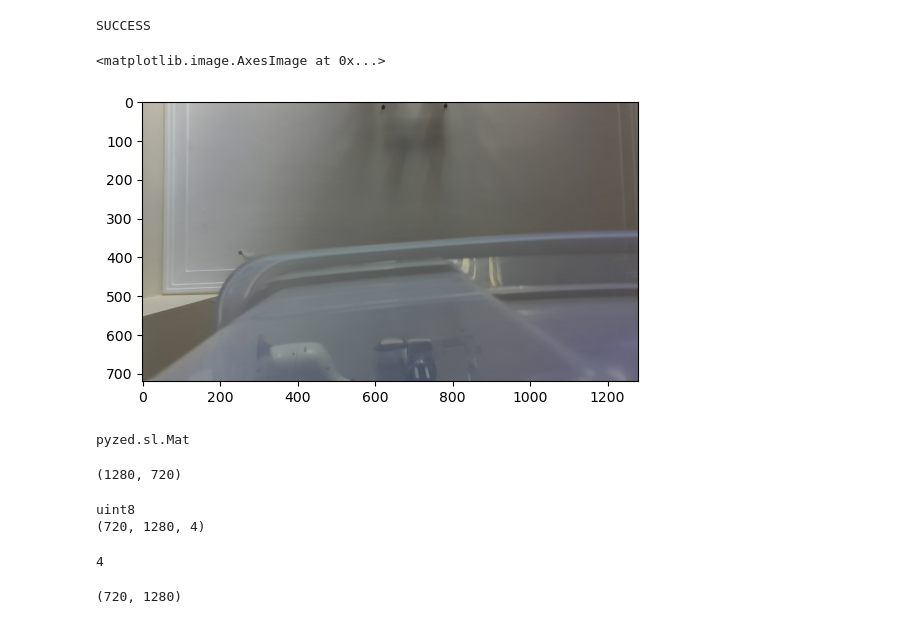
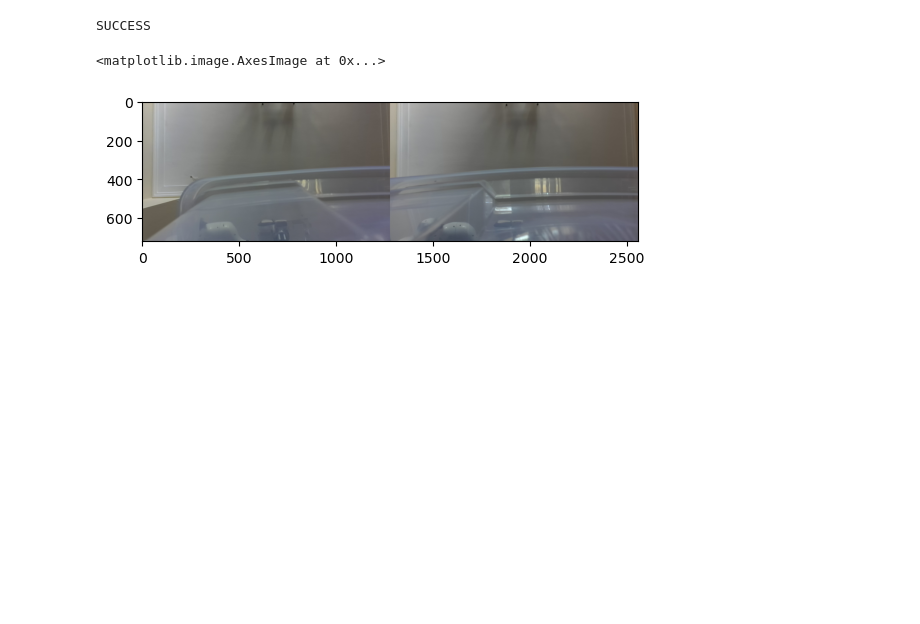
Before and after one commit to vertix/positronic-open, a Jupyter notebook: notebooks/video.ipynb, the cells around one changed output. Drawn from its saved outputs; the diff is of its cells as text; code cells hidden in the pictures; blank space fills up the shorter version.

```diff
--- a/notebooks/video.ipynb
+++ b/notebooks/video.ipynb
@@ -31,31 +30,9 @@ zed.grab()
 SUCCESS
 # %%
 image = sl.Mat()
-zed.retrieve_image(image, sl.VIEW.LEFT)
+zed.retrieve_image(image, sl.VIEW.SIDE_BY_SIDE)
 plt.imshow(cv2.cvtColor(image.numpy()[:, :, :3], cv2.COLOR_BGR2RGB))
 # plt.imshow(cv2.cvtColor(image.get_data()[:, :, :3], cv2.COLOR_BGR2RGB))
 # %% [output]
 <matplotlib.image.AxesImage at 0x...>
-[figure, old version]
+[figure, new version]
-# %%
-type(image)
-# %% [output]
-pyzed.sl.Mat
-# %%
-image.get_width(), image.get_height()
-# %% [output]
-(1280, 720)
-# %%
-print(image.get_data().dtype)
-print(image.get_data().shape)
-# %% [output]
-uint8
-(720, 1280, 4)
-# %%
-image.get_channels()
-# %% [output]
-4
-# %%
-image.get_data()[:, :, 0].shape
-# %% [output]
-(720, 1280)
```
Also changed, not shown: parts of 4 cells of this notebook, 2 other files.
